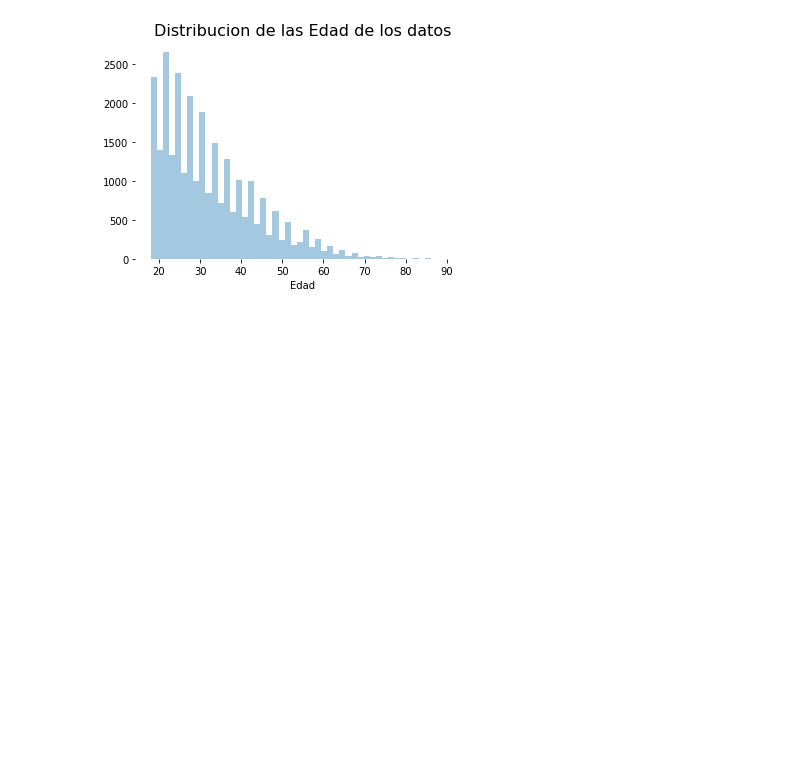
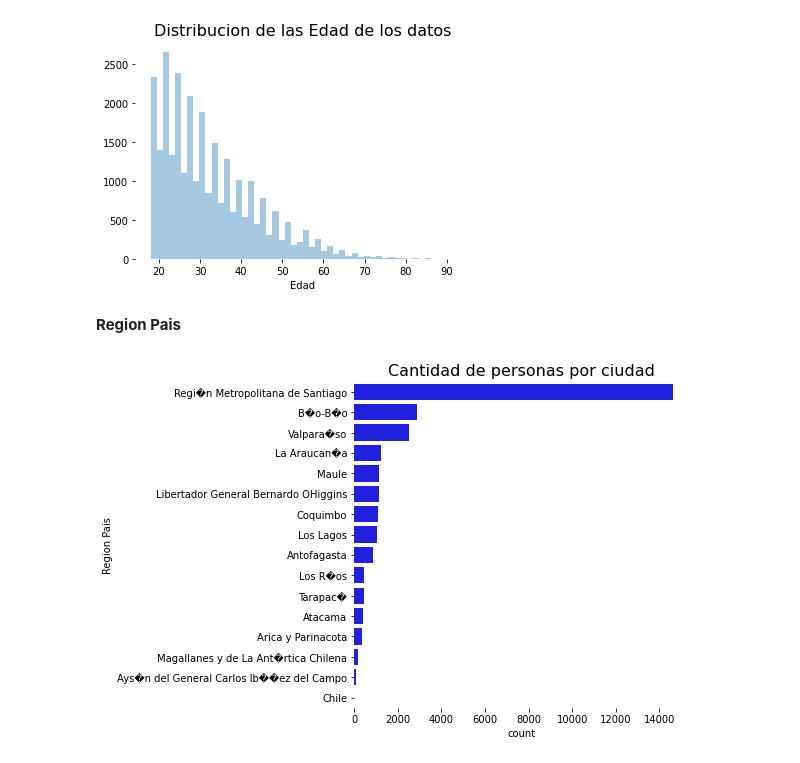
Before and after one commit to Foco22/Project, a Jupyter notebook: Clustering.ipynb, the cells around one changed output. Saved outputs shown, nothing was run; the diff lists cells and outputs as text; code cells hidden in the pictures; blank space fills up the shorter version.

```diff
--- a/Clustering.ipynb
+++ b/Clustering.ipynb
@@ -38,5 +37,5 @@ Saving Users1.csv to Users1 (1).csv
 # %%
-clients = spark.read.csv('Users1 (1).csv', header=True, sep=';')
+clients = spark.read.csv('Users1.csv', header=True, sep=';')
 # %%
 clients.show(10)
 # %% [output]
@@ -314,6 +313,10 @@ clients.show(10)
 |             VERDADERO|          FALSO|  32|             Atacama|Dueña de Casa|
 +----------------------+---------------+----+--------------------+-------------+
 only showing top 10 rows
+# %%
+drop_list = ['Agree terms conditions']
+
+clients = clients.select([column for column in clients.columns if column not in drop_list])
 # %% [markdown]
 **Card Mastercard**
 # %%
@@ -360,3 +363,15 @@ plt.title('Distribucion de las Edad de los datos', fontsize = 16)
 sns.despine(left=True, bottom=True)
 # %% [output]
 [figure]
+# %% [markdown]
+**Region Pais**
+# %%
+region = clients.groupBy('Region Pais').count().orderBy('count', ascending = False)
+region = region.toPandas()
+
+plt.figure(figsize = (6,6))
+sns.barplot( data = region, y ='Region Pais', x ='count', color = 'b')
+plt.title('Cantidad de personas por ciudad', fontsize = 16)
+sns.despine(left=True, bottom=True)
+# %% [output]
+[figure, added]
```
Also changed, not shown: parts of 32 cells of this notebook.
